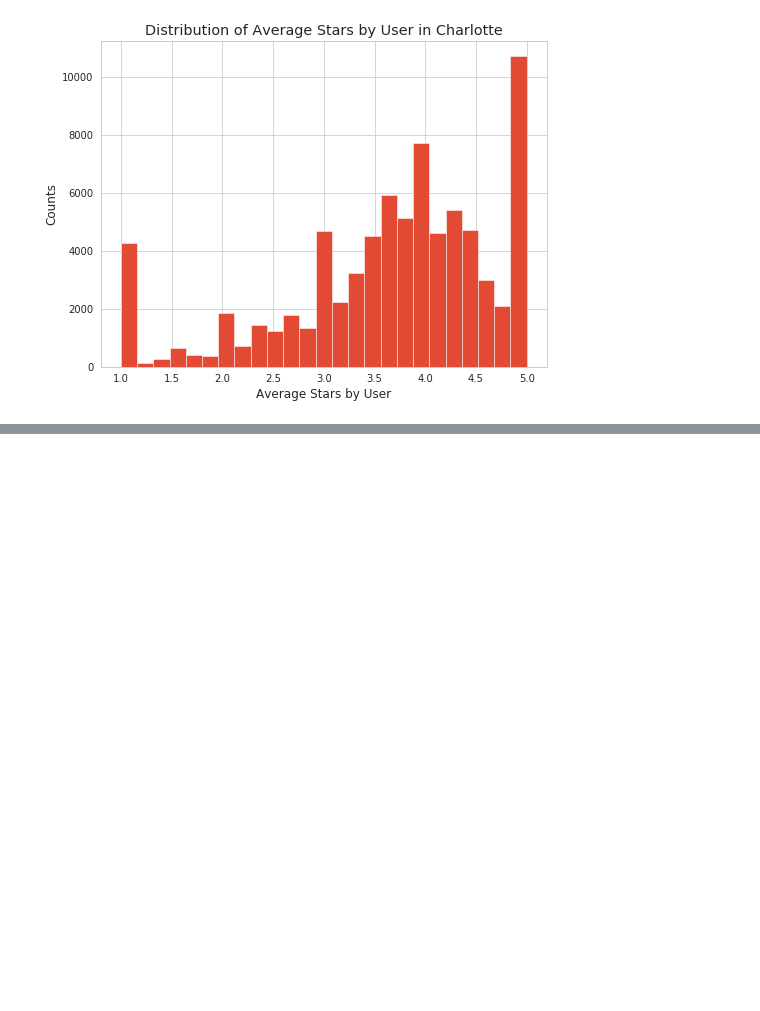
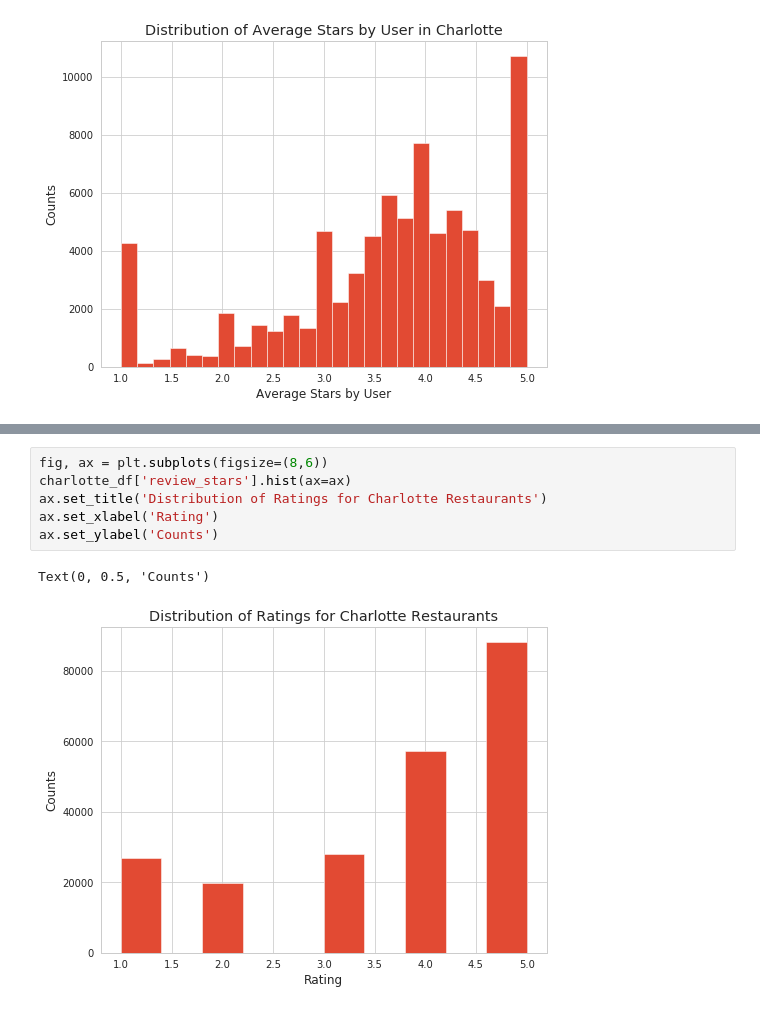
Before and after one commit to unclebrod/YelpRecommender, a Jupyter notebook: workbook.ipynb, the cells around one changed output, grey strips where cells are left out. Cells and saved outputs as stored; diff of their text form; blank space fills up the shorter version.

```diff
--- a/workbook.ipynb
+++ b/workbook.ipynb
@@ -428,3 +440,12 @@ charlotte_df[charlotte_df['user_id']=='hWDybu_KvYLSdEFzGrniTw'].hist(column='rev
 array([[<matplotlib.axes._subplots.AxesSubplot object at 0x...>]],
       dtype=object)
 [figure]
+# %%
+fig, ax = plt.subplots(figsize=(8,6))
+charlotte_df['review_stars'].hist(ax=ax)
+ax.set_title('Distribution of Ratings for Charlotte Restaurants')
+ax.set_xlabel('Rating')
+ax.set_ylabel('Counts')
+# %% [output]
+Text(0, 0.5, 'Counts')
+[figure, added]
```
Also changed, not shown: parts of 24 cells of this notebook.
